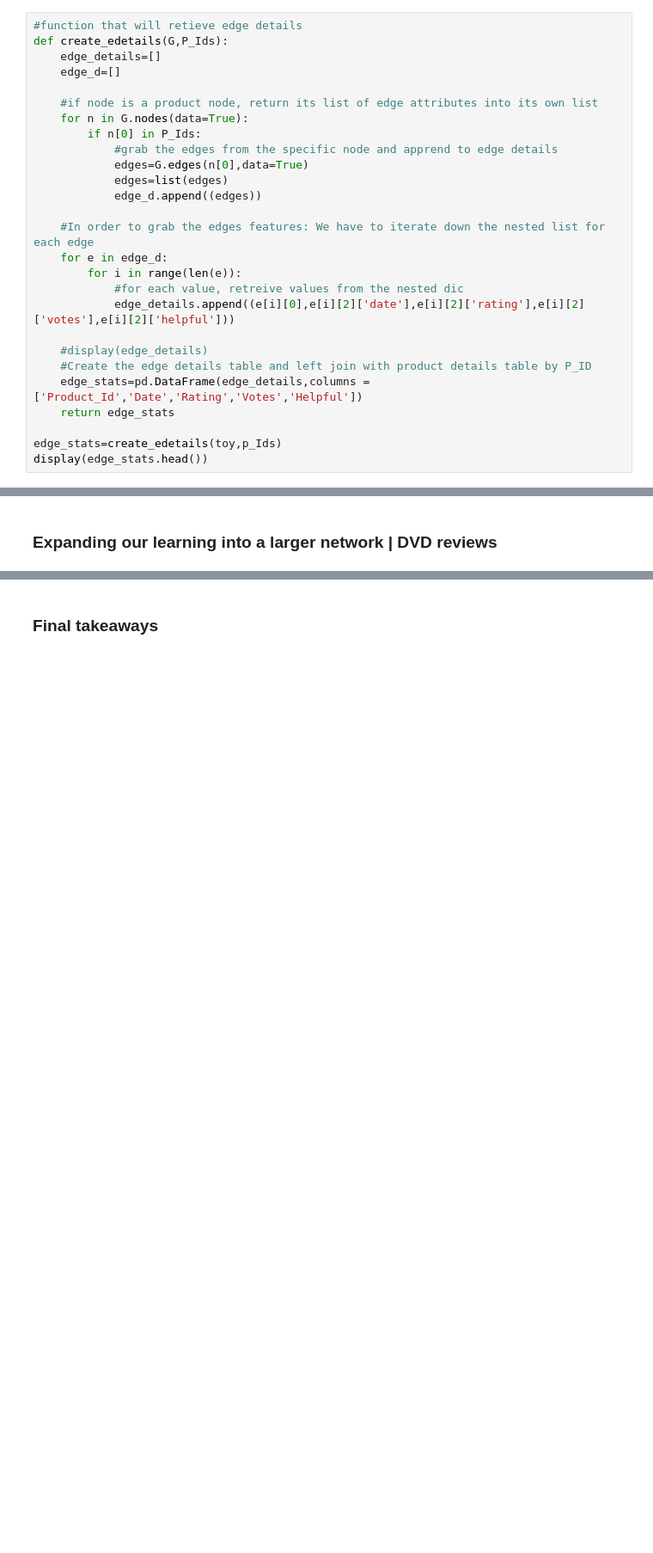
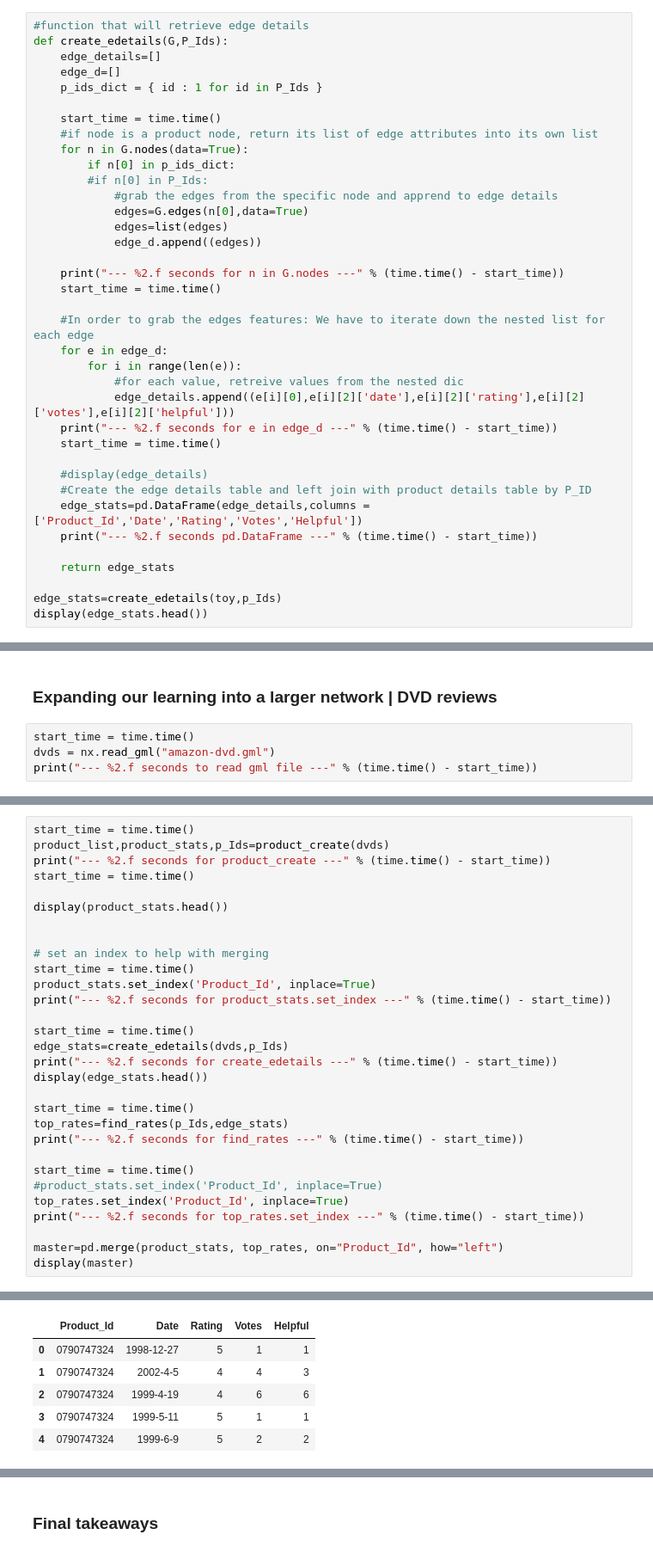
Before and after one commit to Vy4thewin/Data620_TeamVAC, a Jupyter notebook: Data620_FinalProject.ipynb, the cells around one changed output, grey strips where cells are left out. Shown at 86% size. Drawn from its saved outputs; the diff is of its cells as text; blank space fills up the shorter version.

Commit message:
Modified some functions so they search a dictionary instead of lists

```diff
--- a/Data620_FinalProject.ipynb
+++ b/Data620_FinalProject.ipynb
@@ -104,28 +106,38 @@ Now, we can focus our attention on the available reviews for the product. The ed
 
 Now, we can join the two tables with a inner left join!
 # %%
-#function that will retieve edge details
+#function that will retrieve edge details
 def create_edetails(G,P_Ids):
     edge_details=[]
     edge_d=[]
+    p_ids_dict = { id : 1 for id in P_Ids }
 
+    start_time = time.time()
     #if node is a product node, return its list of edge attributes into its own list
     for n in G.nodes(data=True):
-        if n[0] in P_Ids:
+        if n[0] in p_ids_dict:
+        #if n[0] in P_Ids:
             #grab the edges from the specific node and apprend to edge details
             edges=G.edges(n[0],data=True)
             edges=list(edges)
             edge_d.append((edges))
+
+    print("--- %2.f seconds for n in G.nodes ---" % (time.time() - start_time))
+    start_time = time.time()
 
     #In order to grab the edges features: We have to iterate down the nested list for each edge
     for e in edge_d:
         for i in range(len(e)):
             #for each value, retreive values from the nested dic
             edge_details.append((e[i][0],e[i][2]['date'],e[i][2]['rating'],e[i][2]['votes'],e[i][2]['helpful']))
+    print("--- %2.f seconds for e in edge_d ---" % (time.time() - start_time))
+    start_time = time.time()
 
     #display(edge_details)
     #Create the edge details table and left join with product details table by P_ID
     edge_stats=pd.DataFrame(edge_details,columns = ['Product_Id','Date','Rating','Votes','Helpful'])
+    print("--- %2.f seconds pd.DataFrame ---" % (time.time() - start_time))
+
     return edge_stats
 
 edge_stats=create_edetails(toy,p_Ids)
@@ -183,2 +215,6 @@ display(master)
 # %% [markdown]
 ### Expanding our learning into a larger network | DVD reviews
+# %%
+start_time = time.time()
+dvds = nx.read_gml("amazon-dvd.gml")
+print("--- %2.f seconds to read gml file ---" % (time.time() - start_time))
@@ -184,0 +260,31 @@ display(master)
+# %%
+start_time = time.time()
+product_list,product_stats,p_Ids=product_create(dvds)
+print("--- %2.f seconds for product_create ---" % (time.time() - start_time))
+start_time = time.time()
+
+display(product_stats.head())
+
+
+# set an index to help with merging
+start_time = time.time()
+product_stats.set_index('Product_Id', inplace=True)
+print("--- %2.f seconds for product_stats.set_index ---" % (time.time() - start_time))
+
+start_time = time.time()
+edge_stats=create_edetails(dvds,p_Ids)
+print("--- %2.f seconds for create_edetails ---" % (time.time() - start_time))
+display(edge_stats.head())
+
+start_time = time.time()
+top_rates=find_rates(p_Ids,edge_stats)
+print("--- %2.f seconds for find_rates ---" % (time.time() - start_time))
+
+start_time = time.time()
+#product_stats.set_index('Product_Id', inplace=True)
+top_rates.set_index('Product_Id', inplace=True)
+print("--- %2.f seconds for top_rates.set_index ---" % (time.time() - start_time))
+
+master=pd.merge(product_stats, top_rates, on="Product_Id", how="left")
+display(master)
+# %% [output]
@@ -184,0 +303,6 @@ display(master)
+|  | Product_Id | Date | Rating | Votes | Helpful |
+| 0 | 0790747324 | 1998-12-27 | 5 | 1 | 1 |
+| 1 | 0790747324 | 2002-4-5 | 4 | 4 | 3 |
+| 2 | 0790747324 | 1999-4-19 | 4 | 6 | 6 |
+| 3 | 0790747324 | 1999-5-11 | 5 | 1 | 1 |
+| 4 | 0790747324 | 1999-6-9 | 5 | 2 | 2 |
```
Also changed, not shown: parts of 12 cells of this notebook.
